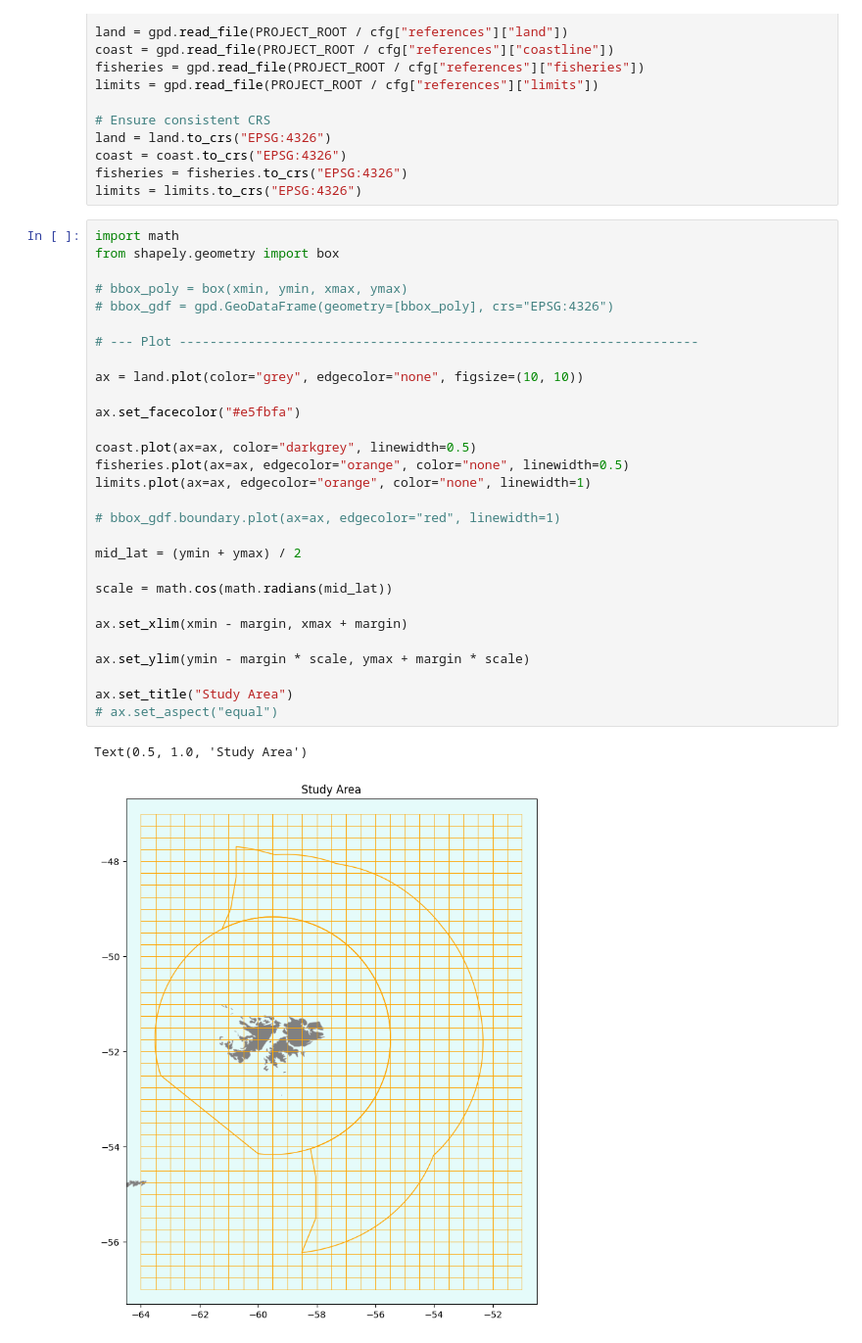
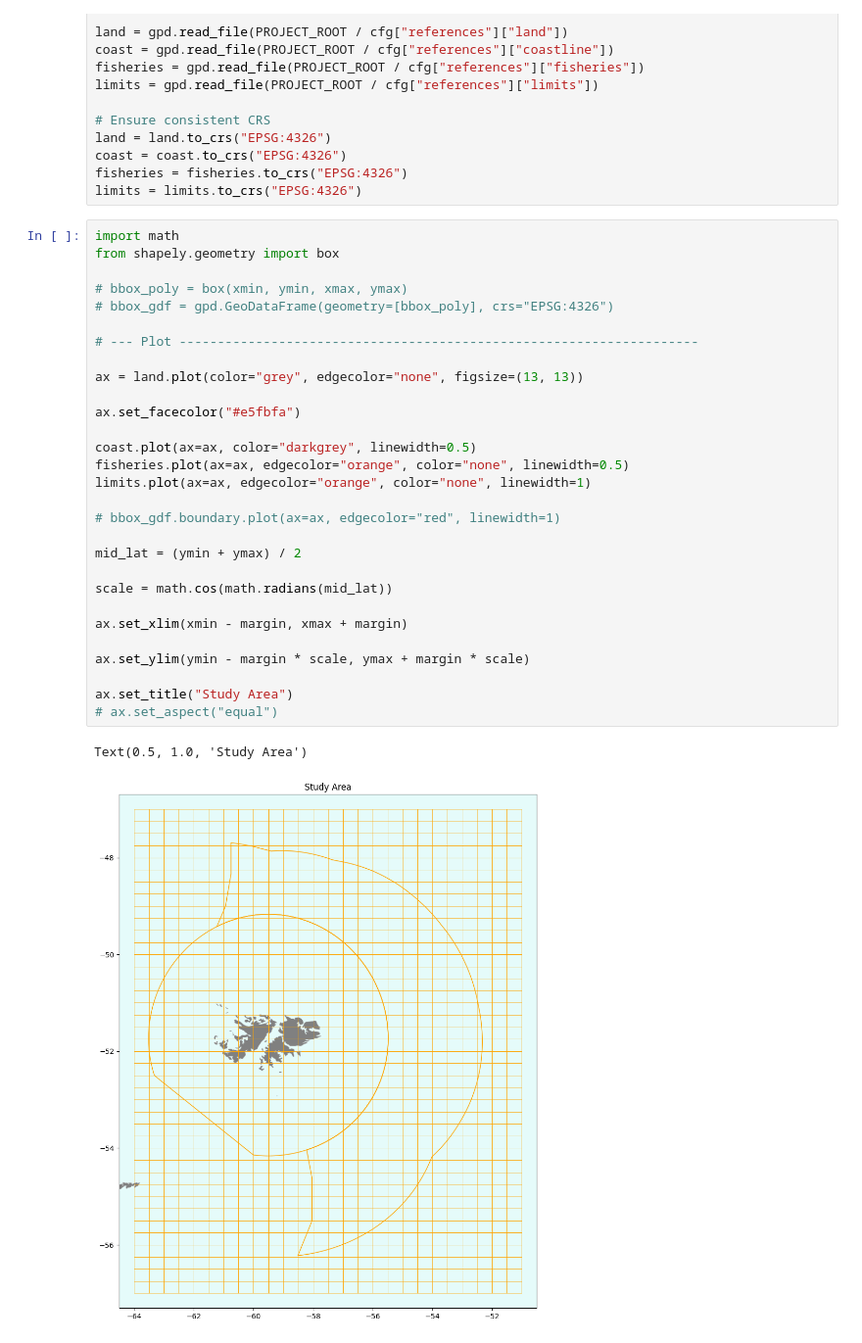
Before and after one commit to elpbatista/falkland-bycatch-riskscape, a Jupyter notebook: notebooks/51_study_area.ipynb, the cells around one changed output. Shown at 98% size. Drawn from its saved outputs; the diff is of its cells as text.

```diff
--- a/notebooks/51_study_area.ipynb
+++ b/notebooks/51_study_area.ipynb
@@ -77,32 +77,32 @@ limits = limits.to_crs("EPSG:4326")
 # %%
 import math
 from shapely.geometry import box
 
 # bbox_poly = box(xmin, ymin, xmax, ymax)
 # bbox_gdf = gpd.GeoDataFrame(geometry=[bbox_poly], crs="EPSG:4326")
 
 # --- Plot --------------------------------------------------------------------
 
-ax = land.plot(color="grey", edgecolor="none", figsize=(10, 10))
+ax = land.plot(color="grey", edgecolor="none", figsize=(13, 13))
 
 ax.set_facecolor("#e5fbfa")
 
 coast.plot(ax=ax, color="darkgrey", linewidth=0.5)
 fisheries.plot(ax=ax, edgecolor="orange", color="none", linewidth=0.5)
 limits.plot(ax=ax, edgecolor="orange", color="none", linewidth=1)
 
 # bbox_gdf.boundary.plot(ax=ax, edgecolor="red", linewidth=1)
 
 mid_lat = (ymin + ymax) / 2
 
 scale = math.cos(math.radians(mid_lat))
 
 ax.set_xlim(xmin - margin, xmax + margin)
 
 ax.set_ylim(ymin - margin * scale, ymax + margin * scale)
 
 ax.set_title("Study Area")
 # ax.set_aspect("equal")
 # %% [output]
 Text(0.5, 1.0, 'Study Area')
-[figure, old version]
+[figure, new version]
```
